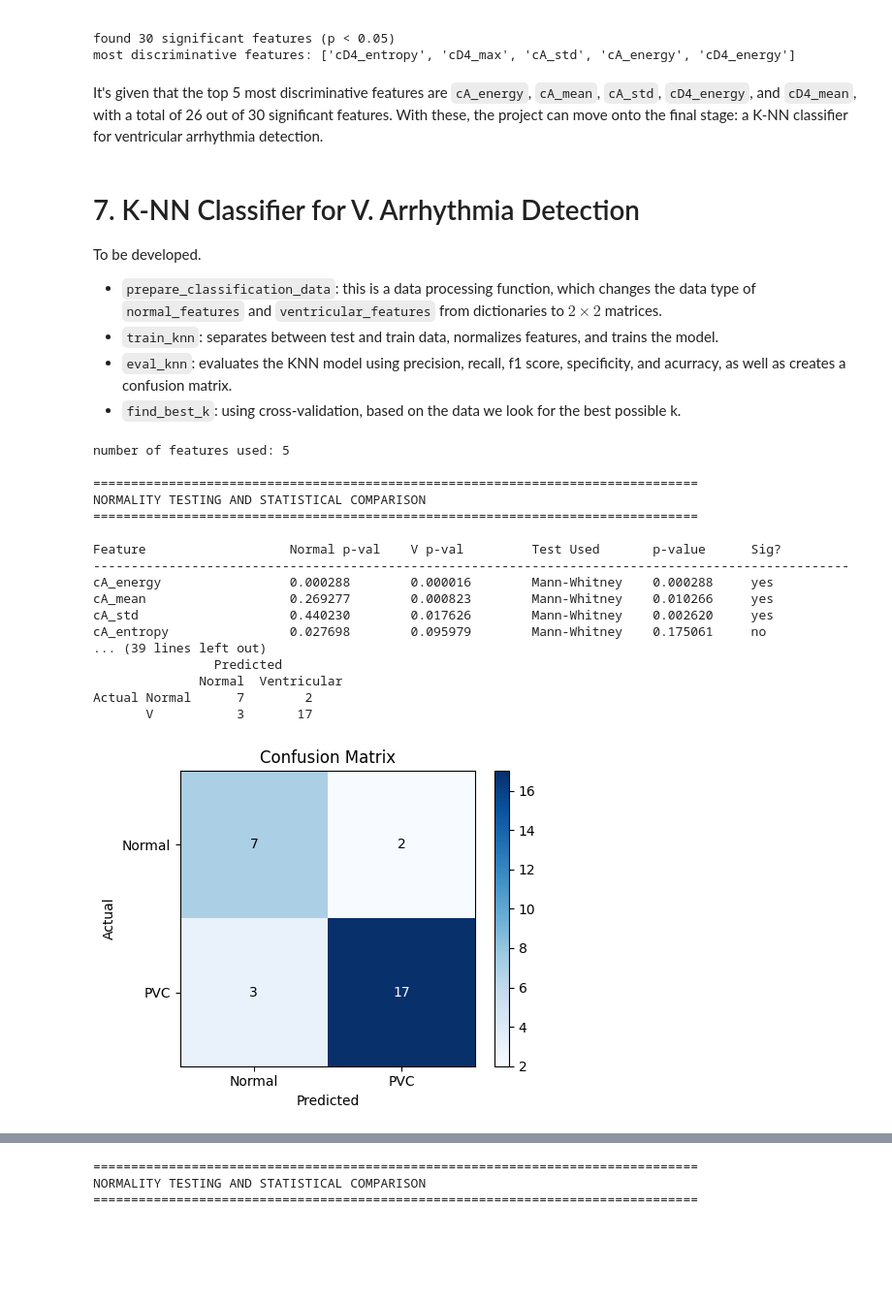
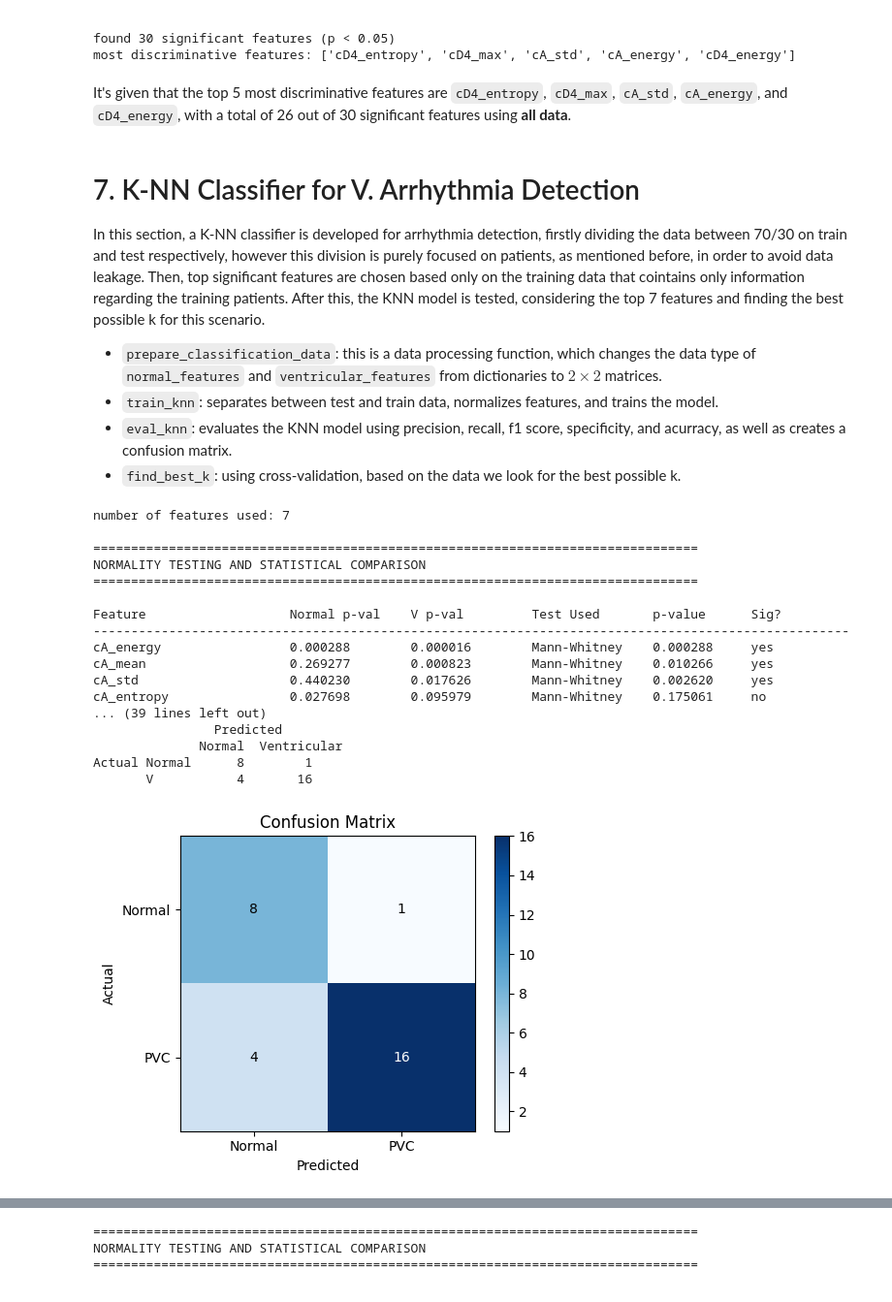
Before and after one commit to lhdz12/arrhythmia-detection-dwt, a Jupyter notebook: dwt_python_model.ipynb, the cells around one changed output, grey strips where cells are left out. Shown at 97% size. Saved outputs shown, nothing was run; the diff lists cells and outputs as text; code cells hidden in the pictures; blank space fills up the shorter version.

Commit message:
Final fixes were done, detailing the process of section 6 and 7 to avoid data leakage)

```diff
--- a/dwt_python_model.ipynb
+++ b/dwt_python_model.ipynb
@@ -645,11 +647,11 @@ significant differences found: 26/30
 found 30 significant features (p < 0.05)
 most discriminative features: ['cD4_entropy', 'cD4_max', 'cA_std', 'cA_energy', 'cD4_energy']
 # %% [markdown]
-It's given that the top 5 most discriminative features are `cA_energy`, `cA_mean`, `cA_std`, `cD4_energy`, and `cD4_mean`, with a total of 26 out of 30 significant features. With these, the project can move onto the final stage: a K-NN classifier for ventricular arrhythmia detection.
+It's given that the top 5 most discriminative features are `cD4_entropy`, `cD4_max`, `cA_std`, `cA_energy`, and `cD4_energy`, with a total of 26 out of 30 significant features using **all data**.
 # %% [markdown]
 # 7. K-NN Classifier for V. Arrhythmia Detection
 
-To be developed.
+In this section, a K-NN classifier is developed for arrhythmia detection, firstly dividing the data between 70/30 on train and test respectively, however this division is purely focused on patients, as mentioned before, in order to avoid data leakage. Then, top significant features are chosen based only on the training data that cointains only information regarding the training patients. After this, the KNN model is tested, considering the top 7 features and finding the best possible k for this scenario.
 
 - `prepare_classification_data`: this is a data processing function, which changes the data type of `normal_features` and `ventricular_features` from dictionaries to $2 \times 2$ matrices.
 - `train_knn`: separates between test and train data, normalizes features, and trains the model.
@@ -758,7 +760,7 @@ def find_best_k(X_train, y_train, k_range=range(1, 21)):
     best_k = k_range[np.argmax(cv_scores)]
     return best_k
 
-top_n = 5
+top_n = 7
 print(f"\nnumber of features used: {top_n}")
 
 X_tmp, y_tmp, _ = prepare_classification_data(
@@ -811,34 +813,34 @@ plt.title('Confusion Matrix')
 plt.colorbar()
 class_names = ["Normal", "PVC"]
 tick_marks = np.arange(len(class_names))
 plt.xticks(tick_marks, class_names)
 plt.yticks(tick_marks, class_names)
 
 for i in range(metrics['confusion_matrix'].shape[0]):
     for j in range(metrics['confusion_matrix'].shape[1]):
         plt.text(j, i, metrics['confusion_matrix'][i,j], ha="center", va="center",
         color = "white" if metrics['confusion_matrix'][i,j] > metrics['confusion_matrix'].max() / 2 else "black")
 
 plt.ylabel("Actual")
 plt.xlabel("Predicted")
 plt.tight_layout()
 plt.show()
 # %% [output]
-number of features used: 5
+number of features used: 7
 
 ================================================================================
 NORMALITY TESTING AND STATISTICAL COMPARISON
 ================================================================================
 
 Feature                   Normal p-val    V p-val         Test Used       p-value      Sig?
 ----------------------------------------------------------------------------------------------------
 cA_energy                 0.000288        0.000016        Mann-Whitney    0.000288     yes
 cA_mean                   0.269277        0.000823        Mann-Whitney    0.010266     yes
 cA_std                    0.440230        0.017626        Mann-Whitney    0.002620     yes
 cA_entropy                0.027698        0.095979        Mann-Whitney    0.175061     no
 ... (39 lines left out)
                 Predicted
               Normal  Ventricular
-Actual Normal      7        2
-       V           3       17
+Actual Normal      8        1
+       V           4       16
-[figure, old version]
+[figure, new version]
```
Also changed, not shown: parts of 5 cells of this notebook.
